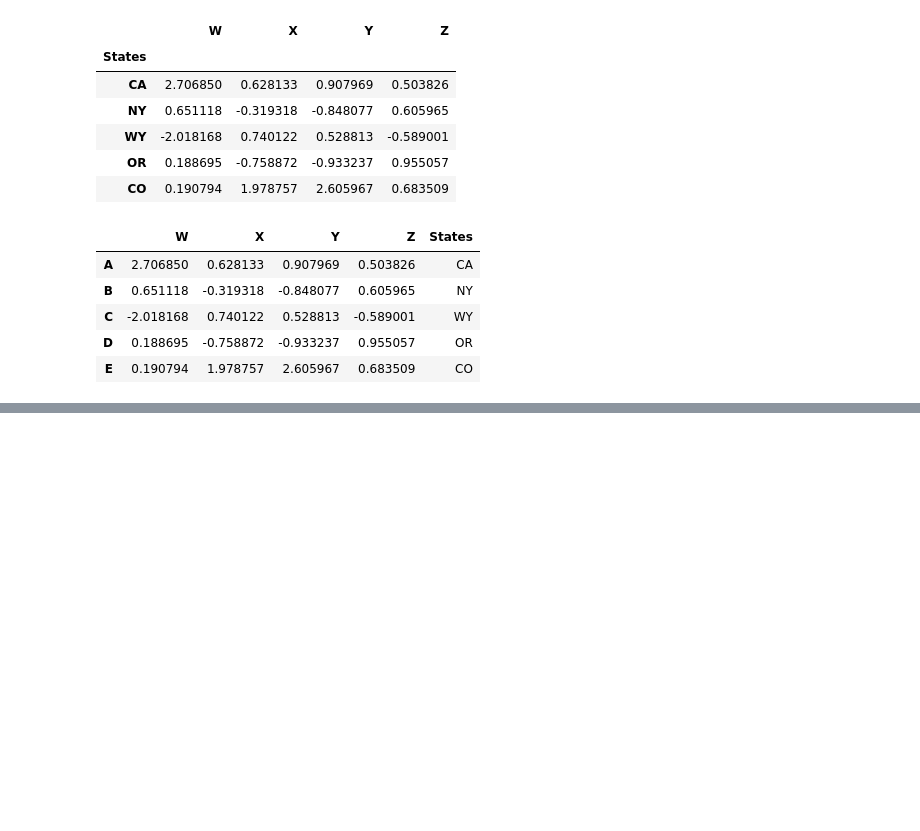
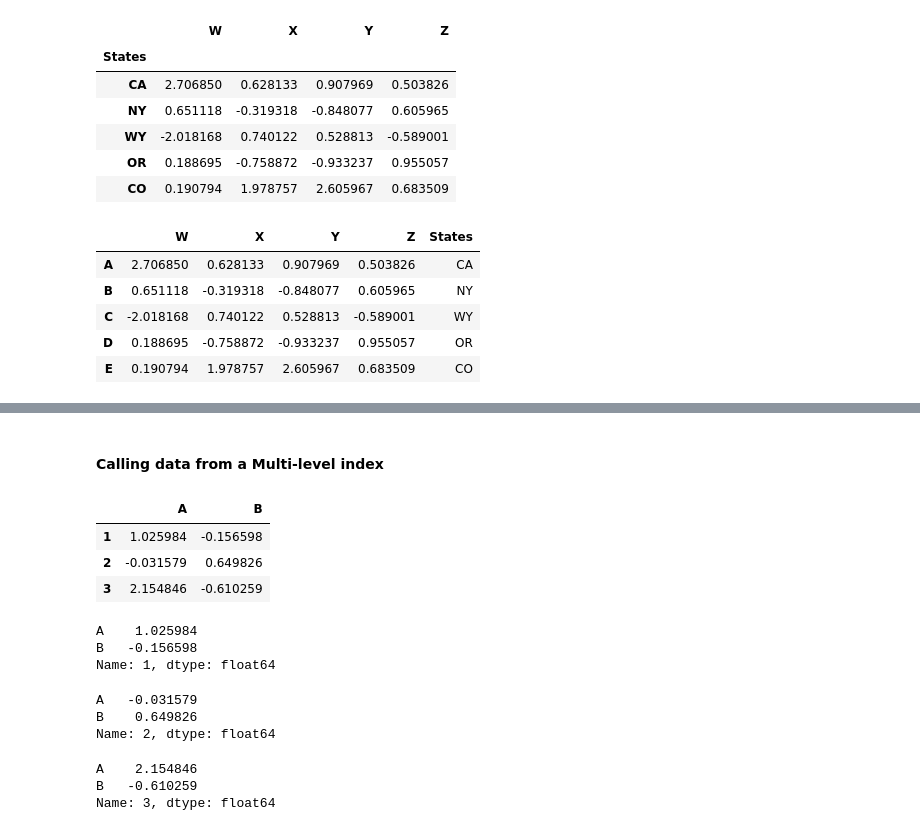
Before and after one commit to alchemistb/Python_for_data_sci, a Jupyter notebook: Pandas-DataFrames.ipynb, the cells around one changed output, grey strips where cells are left out. Drawn from its saved outputs; the diff is of its cells as text; code cells hidden in the pictures; blank space fills up the shorter version.

```diff
--- a/Pandas-DataFrames.ipynb
+++ b/Pandas-DataFrames.ipynb
@@ -398,0 +443,31 @@ df
+# %% [markdown]
+<h4>Calling data from a Multi-level index</h4>
+# %%
+df.loc['G1']    # Call the outside index first
+                # Example: G1
+# %% [output]
+|  | A | B |
+| 1 | 1.025984 | -0.156598 |
+| 2 | -0.031579 | 0.649826 |
+| 3 | 2.154846 | -0.610259 |
+# %%
+df.loc['G1'].loc[1]     # Dig deeper into the G1 level,
+                        # get the values with row 1
+# %% [output]
+A    1.025984
+B   -0.156598
+Name: 1, dtype: float64
+# %%
+df.loc['G1'].loc[2]     # Dig deeper into the G1 level,
+                        # get the values with row 2
+# %% [output]
+A   -0.031579
+B    0.649826
+Name: 2, dtype: float64
+# %%
+df.loc['G1'].loc[3]     # Dig deeper into the G1 level,
+                        # get the values with row 3
+# %% [output]
+A    2.154846
+B   -0.610259
+Name: 3, dtype: float64
```
Also changed, not shown: parts of 26 cells of this notebook.
